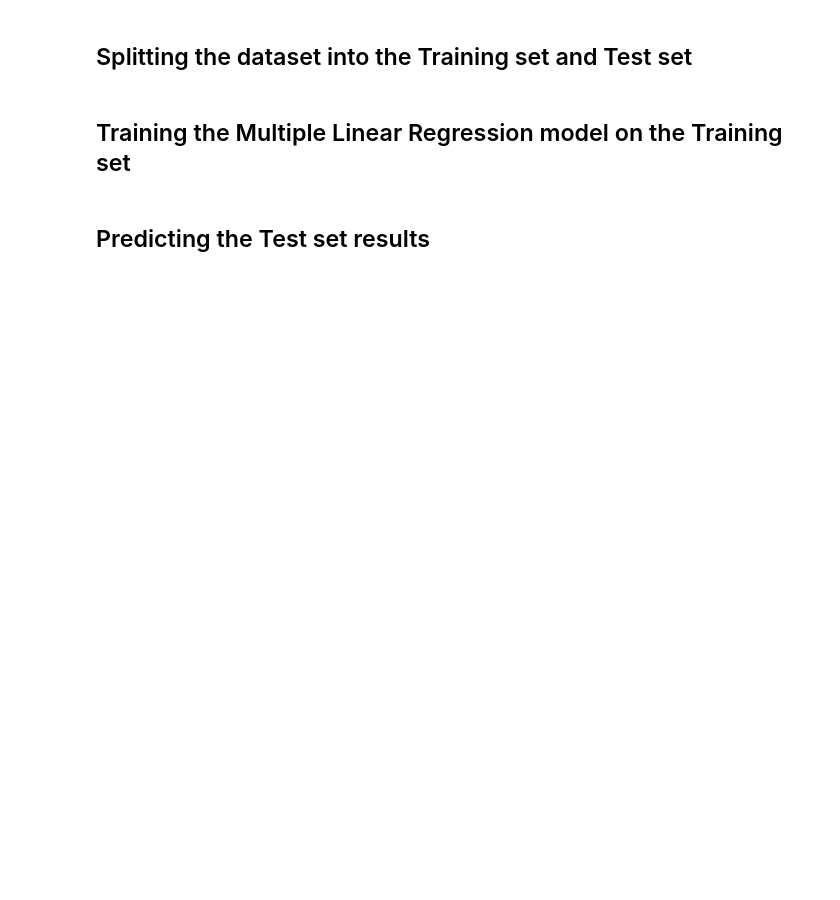
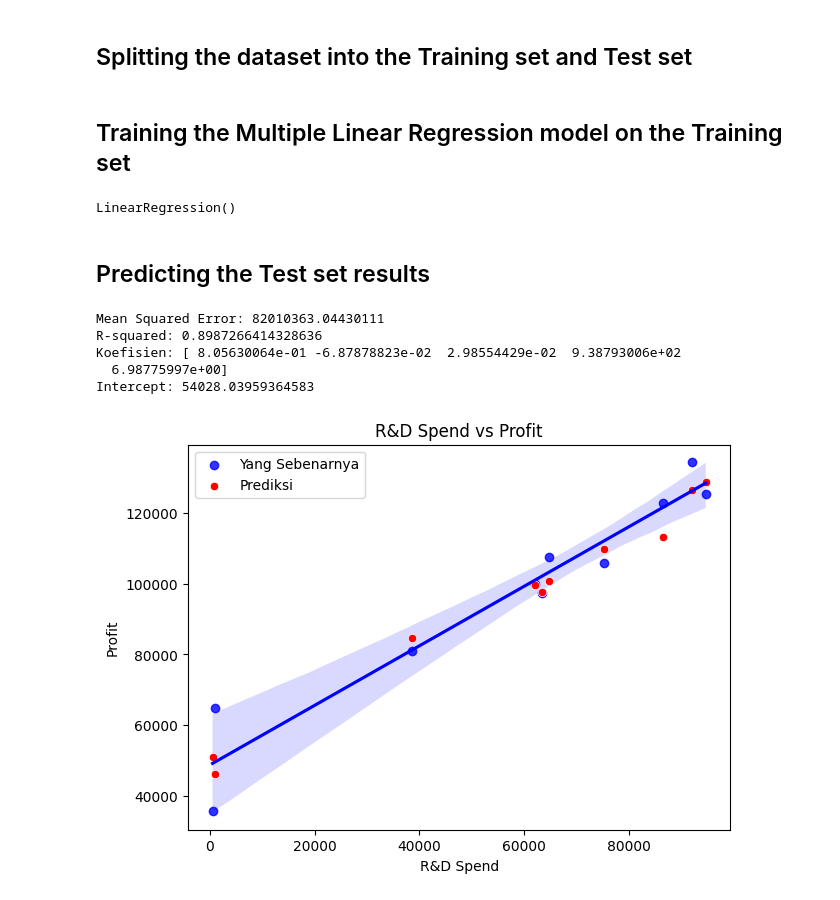
Before and after one commit to miuddinsyah/Assignment-Week-1-Machine-Learning, a Jupyter notebook: Regression Model Multiple Linear Regression.ipynb, the cells around one changed output. Saved outputs shown, nothing was run; the diff lists cells and outputs as text; code cells hidden in the pictures; blank space fills up the shorter version.

```diff
--- a/Regression Model Multiple Linear Regression.ipynb
+++ b/Regression Model Multiple Linear Regression.ipynb
@@ -18,6 +31,15 @@ FileNotFoundError: [Errno 2] No such file or directory: 'Dataset(_Startups.csv'
 # %% [markdown]
 ## Splitting the dataset into the Training set and Test set
+# %%
+X_train, X_test, y_train, y_test = train_test_split(X, y, test_size=0.2, random_state=42)
 # %% [markdown]
 ## Training the Multiple Linear Regression model on the Training set
+# %%
+model = LinearRegression()
+model.fit(X_train, y_train)
+# %% [output]
+LinearRegression()
 # %% [markdown]
 ## Predicting the Test set results
+# %%
+y_pred = model.predict(X_test)
@@ -23,0 +49,25 @@ FileNotFoundError: [Errno 2] No such file or directory: 'Dataset(_Startups.csv'
+# %%
+print(f'Mean Squared Error: {mse}')
+print(f'R-squared: {r2}')
+print('Koefisien:', model.coef_)
+print('Intercept:', model.intercept_)
+# %% [output]
+Mean Squared Error: 82010363.04430111
+R-squared: 0.8987266414328636
+Koefisien: [ 8.05630064e-01 -6.87878823e-02  2.98554429e-02  9.38793006e+02
+  6.98775997e+00]
+Intercept: 54028.03959364583
+# %%
+def plot_regression(x, y, y_pred, x_label, title):
+    plt.figure(figsize=(7, 5))
+    sns.regplot(x=x, y=y, marker='o', label='Yang Sebenarnya', color='blue')
+    sns.scatterplot(x=x, y=y_pred, label='Prediksi', color='red')
+    plt.title(title)
+    plt.xlabel(x_label)
+    plt.ylabel('Profit')
+    plt.legend()
+    plt.show()
+# %%
+plot_regression(X_test['R&D Spend'], y_test, y_pred, 'R&D Spend', 'R&D Spend vs Profit')
+# %% [output]
+[figure, added]
```
Also changed, not shown: parts of 10 cells of this notebook, 1 other file.
